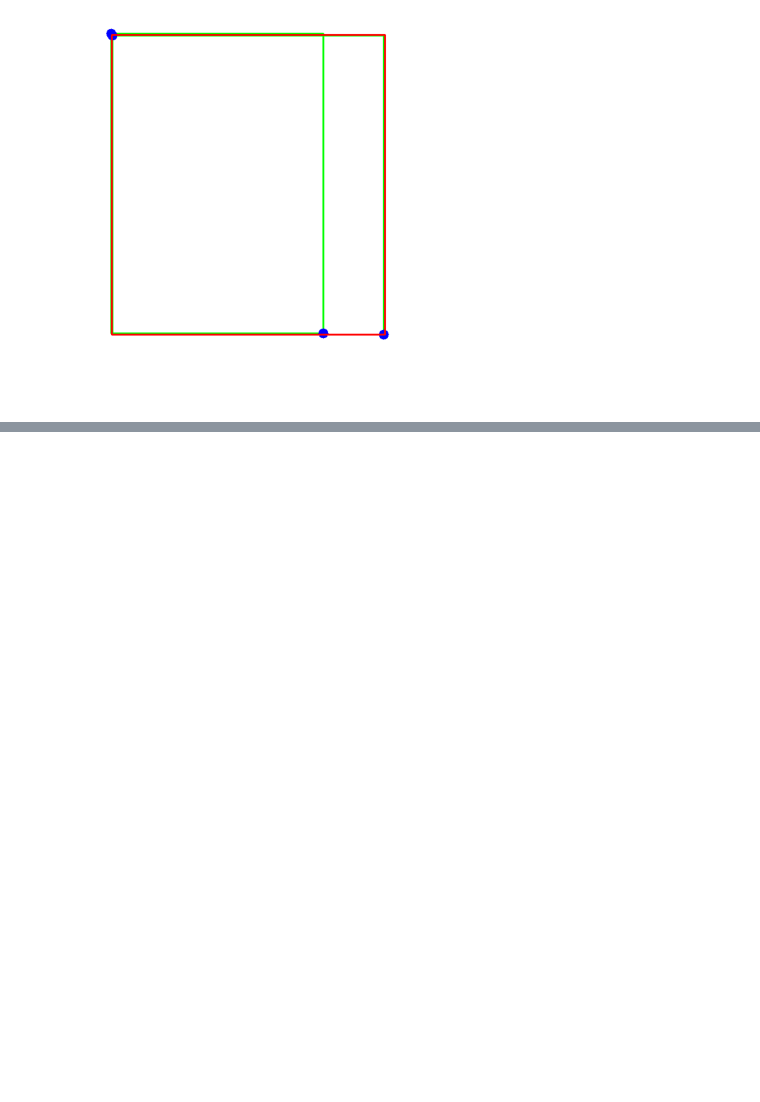
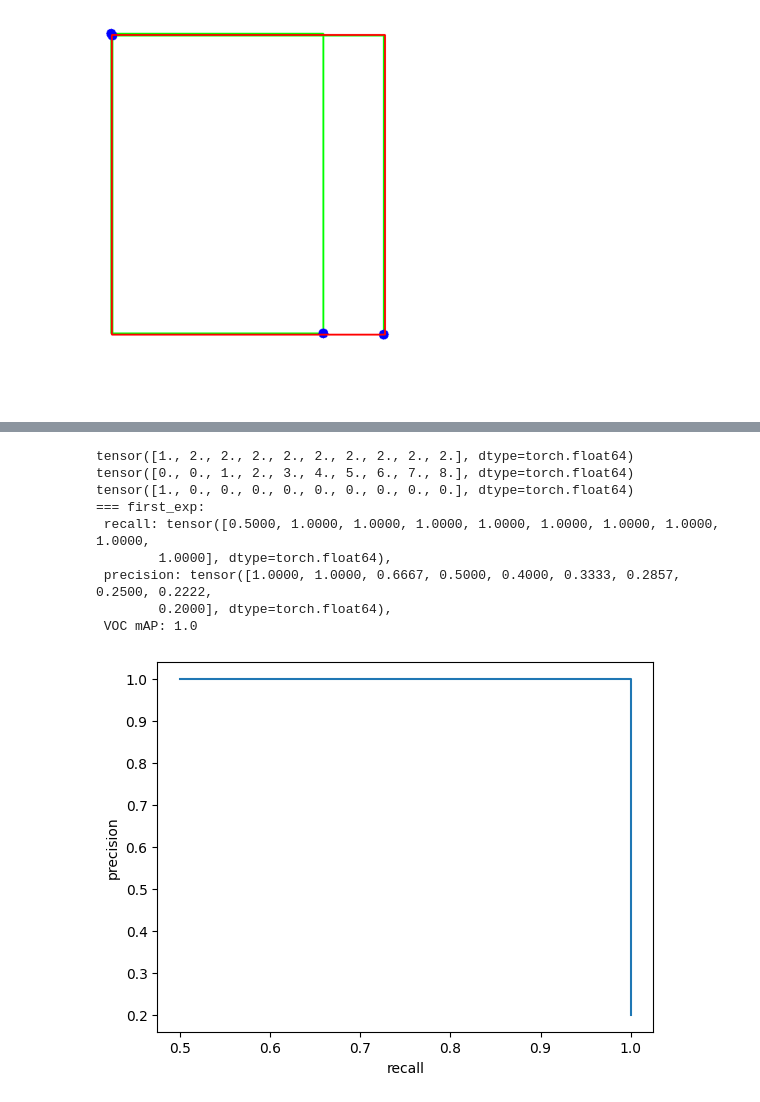
Before and after one commit to christopher192/computer-vision-deep-learning-project, a Jupyter notebook: deep_learning_with_pytorch/02_object_detection_evaluation_metric.ipynb, the cells around one changed output, grey strips where cells are left out. Saved outputs shown, nothing was run; the diff lists cells and outputs as text; code cells hidden in the pictures; blank space fills up the shorter version.

```diff
--- a/deep_learning_with_pytorch/02_object_detection_evaluation_metric.ipynb
+++ b/deep_learning_with_pytorch/02_object_detection_evaluation_metric.ipynb
@@ -185,0 +401,39 @@ https://medium.com/@shroffmegha6695/object-detection-with-deep-learning-beginner
+# %%
+def check_ap():
+    # pylint: disable=not-callable
+    # ground truth
+    ground_truth_dboxes = torch.tensor([[8, 12, 352, 498], [10, 15, 450, 500]], dtype=torch.float)
+
+    # predicted results
+    test_dboxes_predicted = torch.tensor([
+        [1.000000, 116.384613, 353.000000, 116.384613], [1.000000, 1.000000, 353.000000, 500.000000],
+        [9.000000, 14.000000, 452.500000, 500.500000], [1.000000, 154.846161, 353.000000, 154.846161],
+        [196.776474, 231.769226, 196.776474, 231.769226], [1.000000, 116.384613, 353.000000, 116.384613],
+        [1.000000, 1.000000, 353.000000, 500.000000], [1.000000, 231.769226, 353.000000, 231.769226],
+        [45.000000, 235.230774, 175.000000, 361.230774], [44.500000, 234.230774, 176.000000, 362.230774]
+    ],
+                                         dtype=torch.float)
+
+    predicted_scores = torch.tensor([
+        0.180000, 0.985000, 0.98000, 0.200000, 0.090000, 0.170000, 0.570000, 0.210000, 0.855000, 0.850000
+    ],
+                                    dtype=torch.float)
+
+    # run check
+    ap_evaluator = AveragePrecisionEvaluator()
+    ap_evaluator.run_ap_calculation(test_dboxes_predicted, predicted_scores, ground_truth_dboxes)
+    ap_evaluator.visualize_results(experiment_name="first_exp", is_chart=True)
+# %%
+if __name__ == '__main__':
+    check_ap()
+# %% [output]
+tensor([1., 2., 2., 2., 2., 2., 2., 2., 2., 2.], dtype=torch.float64)
+tensor([0., 0., 1., 2., 3., 4., 5., 6., 7., 8.], dtype=torch.float64)
+tensor([1., 0., 0., 0., 0., 0., 0., 0., 0., 0.], dtype=torch.float64)
+=== first_exp:
+ recall: tensor([0.5000, 1.0000, 1.0000, 1.0000, 1.0000, 1.0000, 1.0000, 1.0000, 1.0000,
+        1.0000], dtype=torch.float64),
+ precision: tensor([1.0000, 1.0000, 0.6667, 0.5000, 0.4000, 0.3333, 0.2857, 0.2500, 0.2222,
+        0.2000], dtype=torch.float64),
+ VOC mAP: 1.0
+[figure, added]
```
Also changed, not shown: parts of 8 cells of this notebook, 2 other files.
